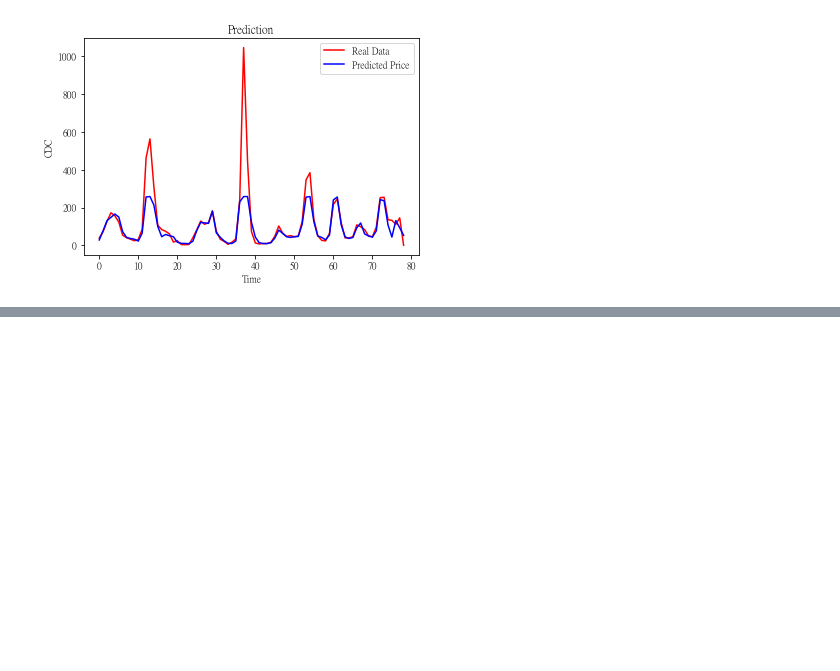
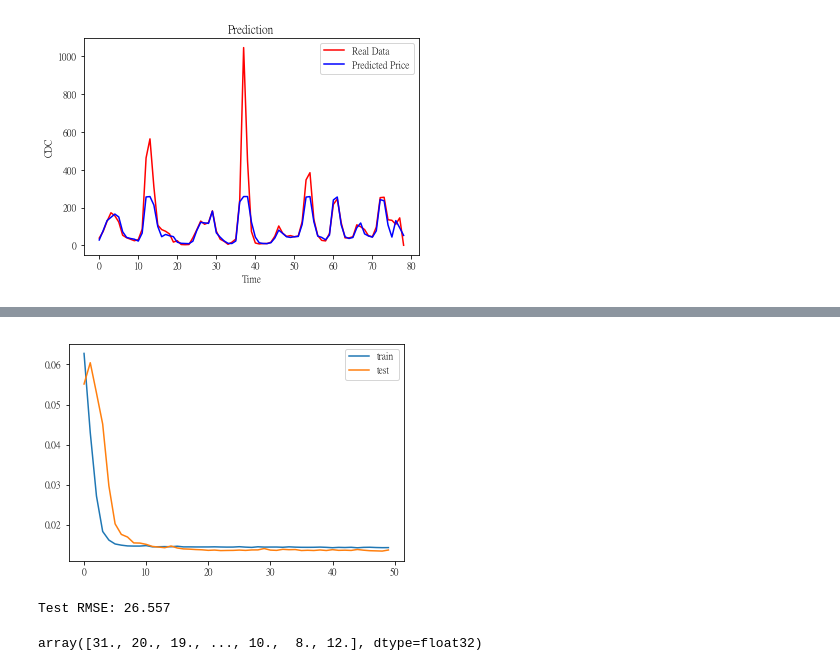
Before and after one commit to ywchiu/cdc_course, a Jupyter notebook: Demo20190705.ipynb, the cells around one changed output, grey strips where cells are left out. Saved outputs shown, nothing was run; the diff lists cells and outputs as text; code cells hidden in the pictures; blank space fills up the shorter version.

```diff
--- a/Demo20190705.ipynb
+++ b/Demo20190705.ipynb
@@ -505,0 +720,3 @@ plt.show()
+# %%
+reframed.drop(reframed.columns[[9,10,11,12,13,14,15]], axis=1, inplace=True)
+reframed.head()
@@ -505,0 +730,10 @@ plt.show()
+# %%
+values = reframed.values
+n_train_hours = 365 * 24
+train = values[:n_train_hours, :]
+test = values[n_train_hours:, :]
+train_X, train_y = train[:, :-1], train[:, -1]
+test_X, test_y = test[:, :-1], test[:, -1]
+train_X = train_X.reshape((train_X.shape[0], 1, train_X.shape[1]))
+test_X = test_X.reshape((test_X.shape[0], 1, test_X.shape[1]))
+train_X.shape, train_y.shape, test_X.shape, test_y.shape
@@ -505,0 +742,12 @@ plt.show()
+# %%
+
+import keras
+from keras import layers
+
+
+model = keras.models.Sequential()
+model.add(layers.LSTM(50, input_shape=(train_X.shape[1], train_X.shape[2])))
+model.add(layers.Dense(1))
+model.compile(loss='mae', optimizer='adam')
+# %%
+history = model.fit(train_X, train_y, epochs=50, batch_size=72, validation_data=(test_X, test_y), verbose=2, shuffle=False)
@@ -505,0 +772,9 @@ plt.show()
+# %%
+
+# plot history
+pyplot.plot(history.history['loss'], label='train')
+pyplot.plot(history.history['val_loss'], label='test')
+pyplot.legend()
+pyplot.show()
+# %% [output]
+[figure, added]
@@ -505,0 +795,10 @@ plt.show()
+# %%
+# calculate RMSE
+rmse = sqrt(mean_squared_error(inv_y, inv_yhat))
+print('Test RMSE: %.3f' % rmse)
+# %% [output]
+Test RMSE: 26.557
+# %%
+inv_y
+# %% [output]
+array([31., 20., 19., ..., 10.,  8., 12.], dtype=float32)
```
Also changed, not shown: parts of 26 cells of this notebook.
